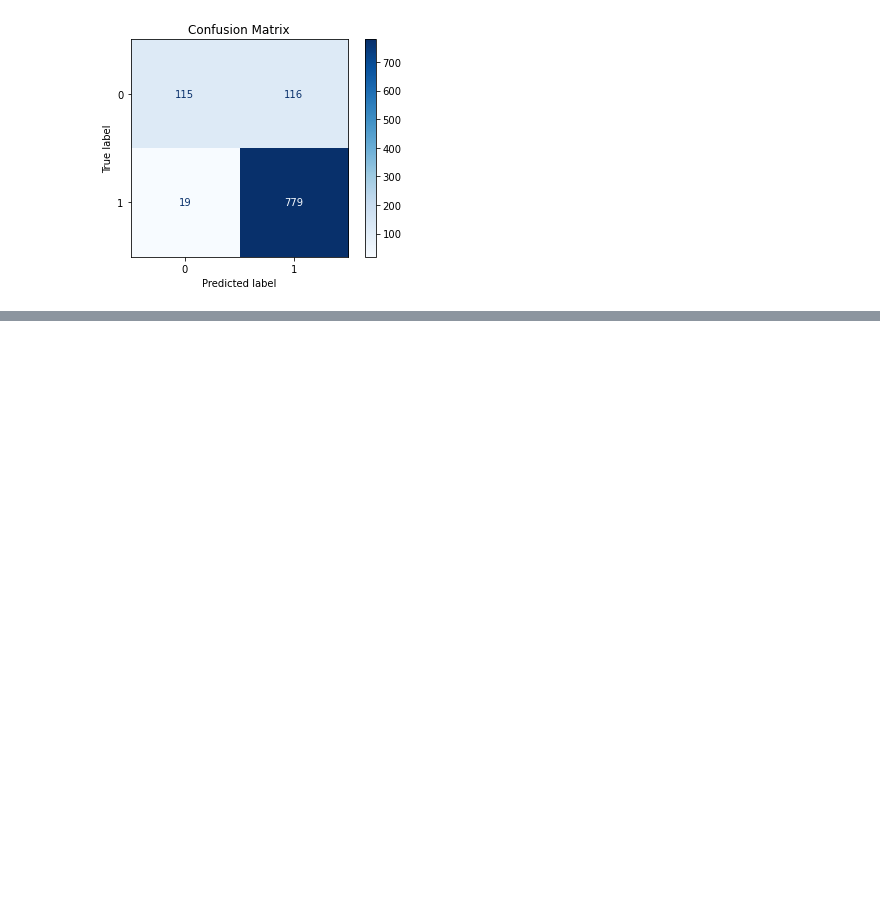
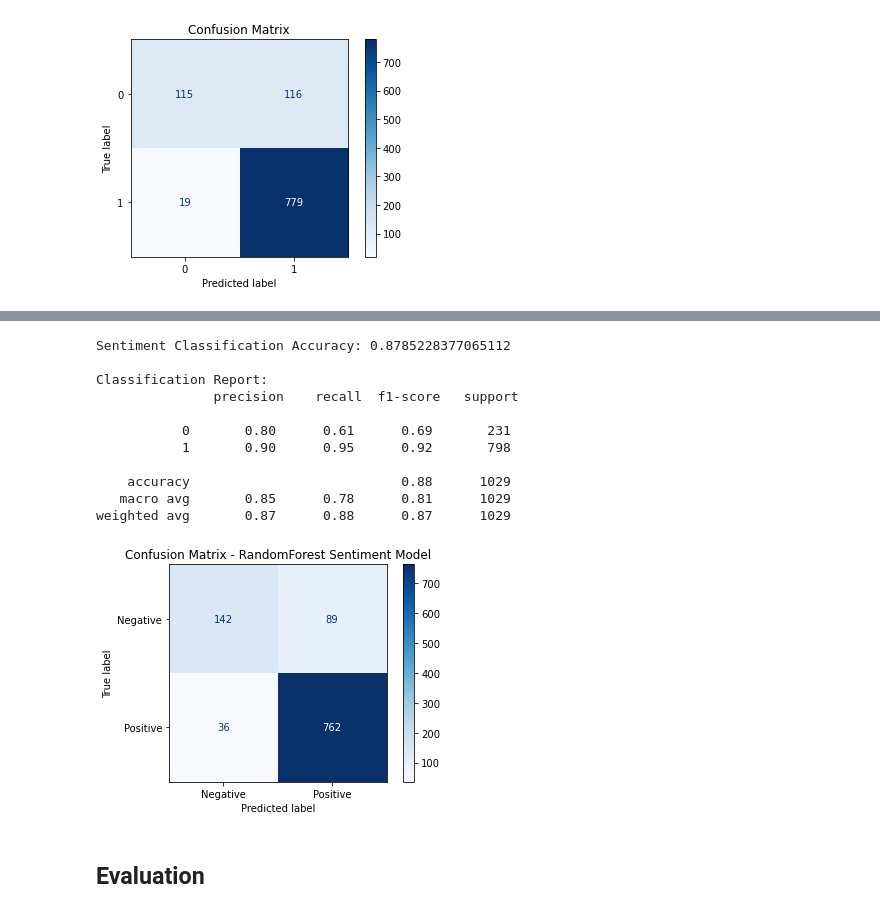
Before and after one commit to jaredlil/project-4-twitter-sentiment, a Jupyter notebook: project-4-twitter-sentiment.ipynb, the cells around one changed output, grey strips where cells are left out. Cells and saved outputs as stored; diff of their text form; code cells hidden in the pictures; blank space fills up the shorter version.

```diff
--- a/project-4-twitter-sentiment.ipynb
+++ b/project-4-twitter-sentiment.ipynb
@@ -696,2 +774,46 @@ We have 98 recall for positive predicted labels but only a 50 for recall which i
+# %%
+# Initialize model
+model_RF = RandomForestClassifier(n_estimators=200, class_weight='balanced', random_state=42)
+
+# Train model using resampled data
+model_RF.fit(X_resampled, y_resampled)
+
+# Make predictions
+y_pred_rf = model_RF.predict(X_test)
+
+# Evaluate Model Performance
+rf_accuracy = accuracy_score(y_test, y_pred_rf)
+rf_classification_report = classification_report(y_test, y_pred_rf, output_dict=True)
+
+# Print evaluation metrics
+print("Sentiment Classification Accuracy:", rf_accuracy)
+print("\nClassification Report:\n", classification_report(y_test, y_pred_rf))
+
+# Convert classification report to DataFrame for display
+rf_classification_df = pd.DataFrame(rf_classification_report).transpose()
+
+# Confusion Matrix
+cm_rf = confusion_matrix(y_test, y_pred_rf)
+disp_rf = ConfusionMatrixDisplay(confusion_matrix=cm_rf, display_labels=['Negative', 'Positive'])
+
+# Plot confusion matrix
+disp_rf.plot(cmap='Blues')
+plt.title("Confusion Matrix - RandomForest Sentiment Model")
+plt.show()
+# %% [output]
+Sentiment Classification Accuracy: 0.8785228377065112
+
+Classification Report:
+               precision    recall  f1-score   support
+
+           0       0.80      0.61      0.69       231
+           1       0.90      0.95      0.92       798
+
+    accuracy                           0.88      1029
+   macro avg       0.85      0.78      0.81      1029
+weighted avg       0.87      0.88      0.87      1029
+[figure, added]
+# %% [markdown]
+## Evaluation
 # %%
 ##
```
Also changed, not shown: parts of 8 cells of this notebook, 1 other file.
